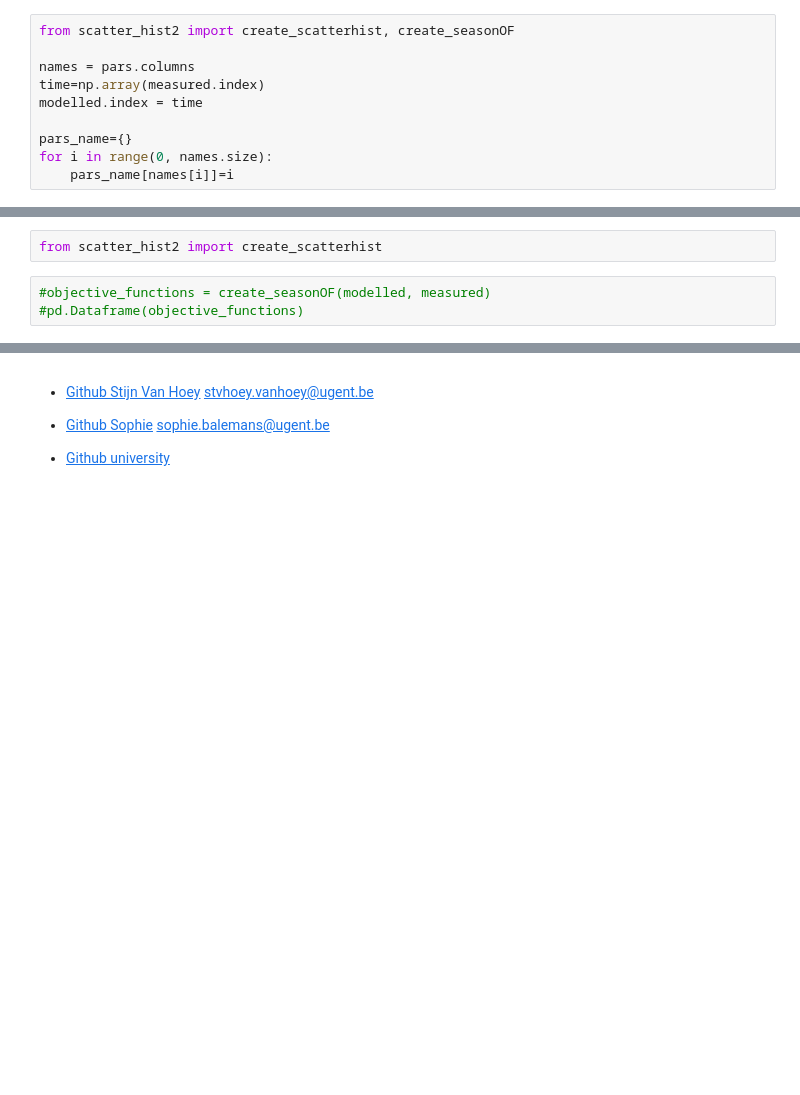
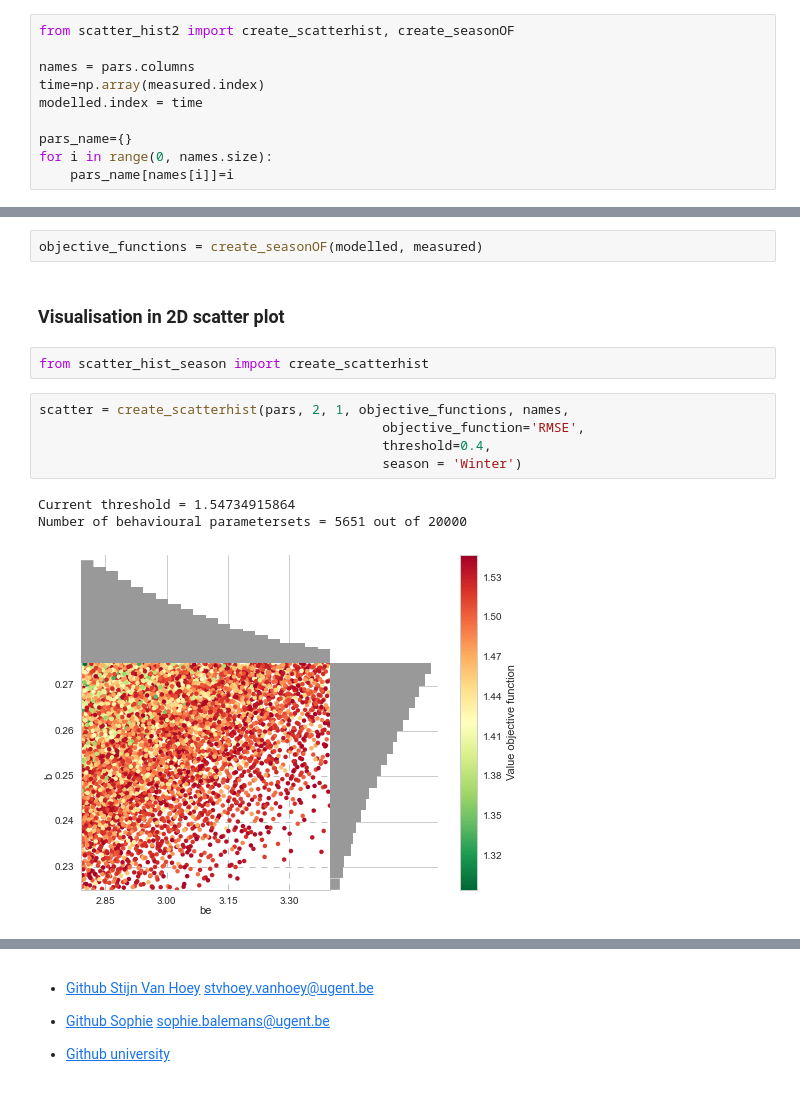
Before and after one commit to stijnvanhoey/EGU2015, a Jupyter notebook: EGU2015_FOSS_notebooks.ipynb, the cells around one changed output, grey strips where cells are left out. Saved outputs shown, nothing was run; the diff lists cells and outputs as text; blank space fills up the shorter version.

```diff
--- a/EGU2015_FOSS_notebooks.ipynb
+++ b/EGU2015_FOSS_notebooks.ipynb
@@ -168,5 +176,15 @@ for i in range(0, names.size):
+# %%
+objective_functions = create_seasonOF(modelled, measured)
+# %% [markdown]
+### Visualisation in 2D scatter plot
 # %%
-from scatter_hist2 import create_scatterhist
+from scatter_hist_season import create_scatterhist
-# %%
-#objective_functions = create_seasonOF(modelled, measured)
-#pd.Dataframe(objective_functions)
+# %%
+scatter = create_scatterhist(pars, 2, 1, objective_functions, names,
+                                            objective_function='RMSE',
+                                            threshold=0.4,
+                                            season = 'Winter')
+# %% [output]
+Current threshold = 1.54734915864
+Number of behavioural parametersets = 5651 out of 20000
+[figure, added]
```
Also changed, not shown: parts of 19 cells of this notebook, 2 other files.
